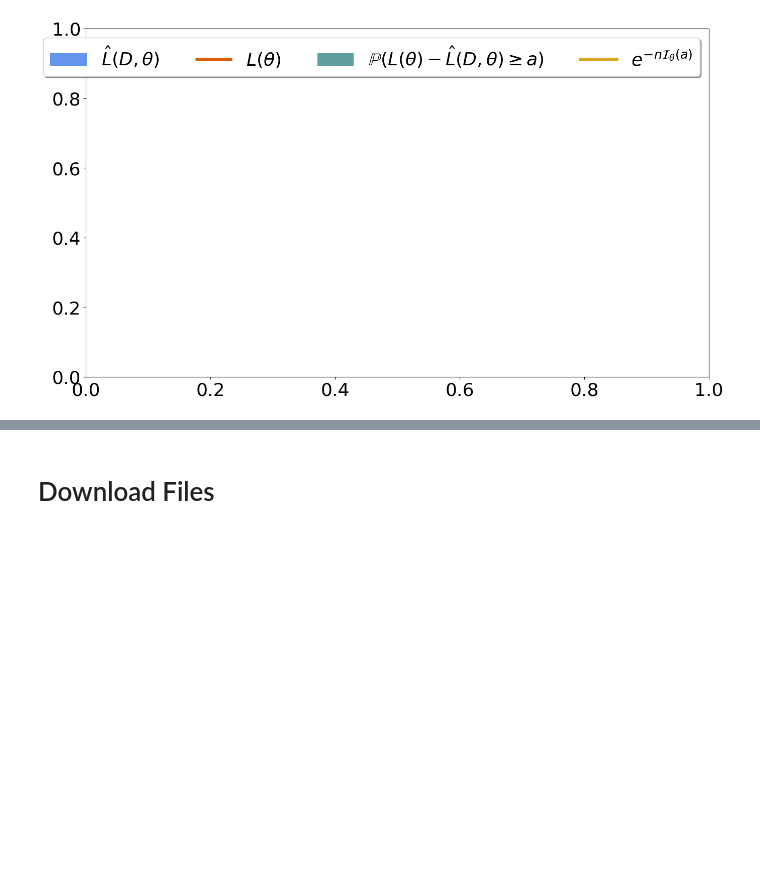
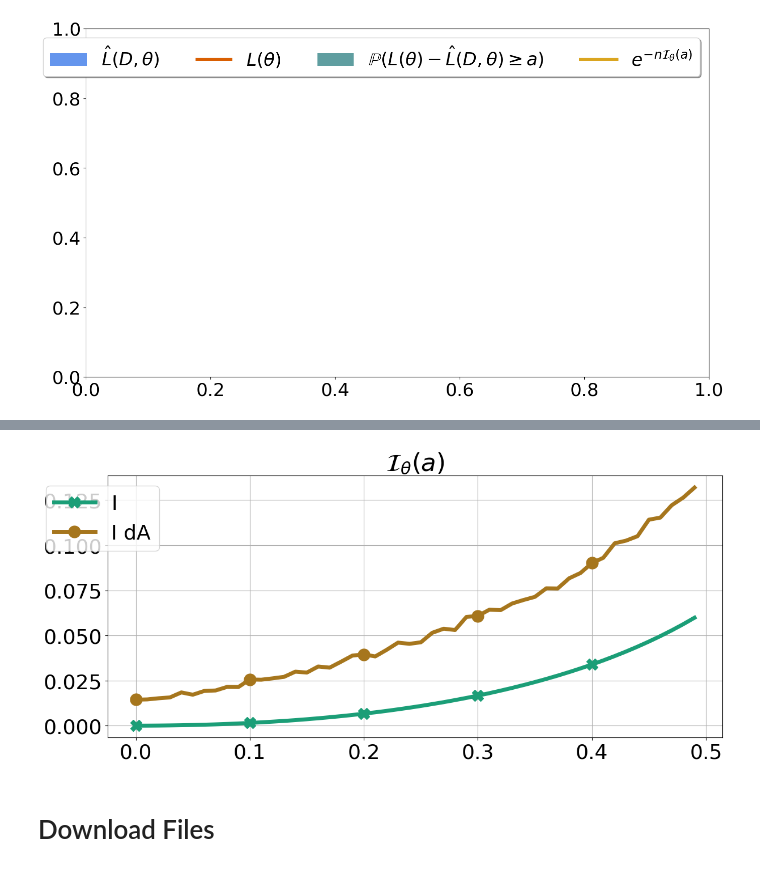
Before and after one commit to PGM-Lab/2023-RateFunction, a Jupyter notebook: Notebooks/Figure1_and_Figure6.ipynb, the cells around one changed output, grey strips where cells are left out. Saved outputs shown, nothing was run; the diff lists cells and outputs as text; code cells hidden in the pictures; blank space fills up the shorter version.

```diff
--- a/Notebooks/Figure1_and_Figure6.ipynb
+++ b/Notebooks/Figure1_and_Figure6.ipynb
@@ -950,3 +1085,34 @@ plt.show()
+# %%
+s_values = np.arange(0, 0.5, 0.01)
+Is = []
+
+for i in range(len(models)):
+  Is.append(np.array([rate_function_BS(results[i].to(device), s)[0] for s in s_values]))
+# %%
+Is_crop = []
+test_losses = []
+
+for i in range(1):
+  tl = np.mean(eval(device, results[i].to(device), loader, criterion))
+  test_losses.append(tl)
+  Is_crop.append(np.array([rate_function_BS_aug(results[i].to(device), s, -tl, test_loader_crop_batch)[0] for s in s_values]))
+# %%
+
+plt.plot(s_values, Is[0], label="I" ,linewidth=5, color = colors[labels[i]], marker = markers[labels[i]],  markersize=15, markevery=10)
+plt.plot(s_values, Is_crop[0], label="I dA" ,linewidth=5, color = jet(6), marker = "o",  markersize=15, markevery=10)
+
+
+#plt.legend(loc='upper right', bbox_to_anchor=(1.35, 1.04), ncol=1, fancybox=True, shadow=True)
+#plt.xlabel(r"$\lambda$")
+#plt.xlim(0,0.5)
+plt.legend(fontsize=26, bbox_to_anchor=(0.1, 1))
+plt.grid()
+plt.title(r"${\cal I}_{\theta}(a)$")
+
+plt.savefig("sgd_images/rate_intro_latex.pdf", format = "pdf",bbox_inches='tight')
+plt.show()
+# %% [output]
+[figure, added]
 # %% [markdown]
 # Download Files
 # %%
```
Also changed, not shown: parts of 27 cells of this notebook.
